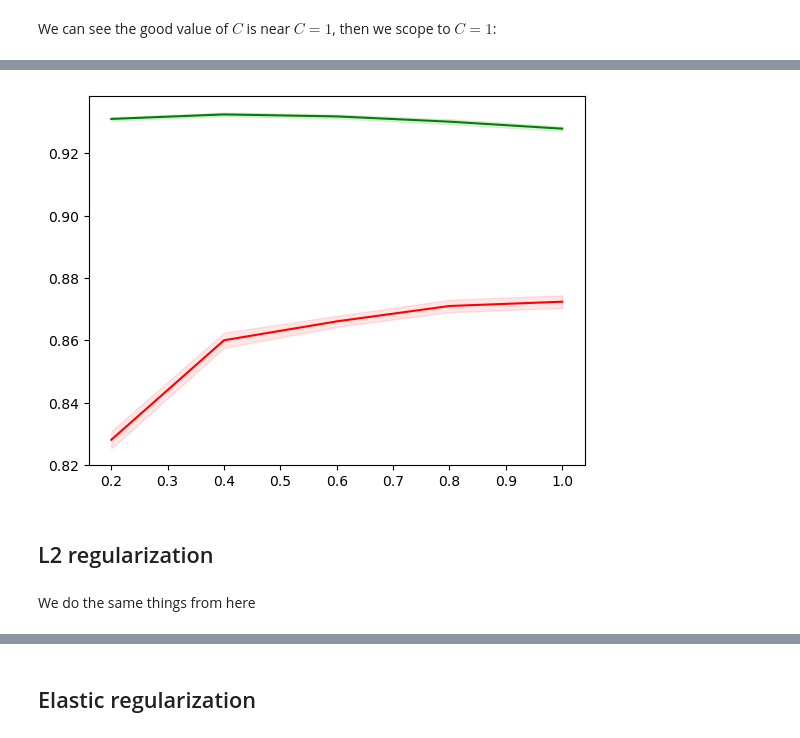
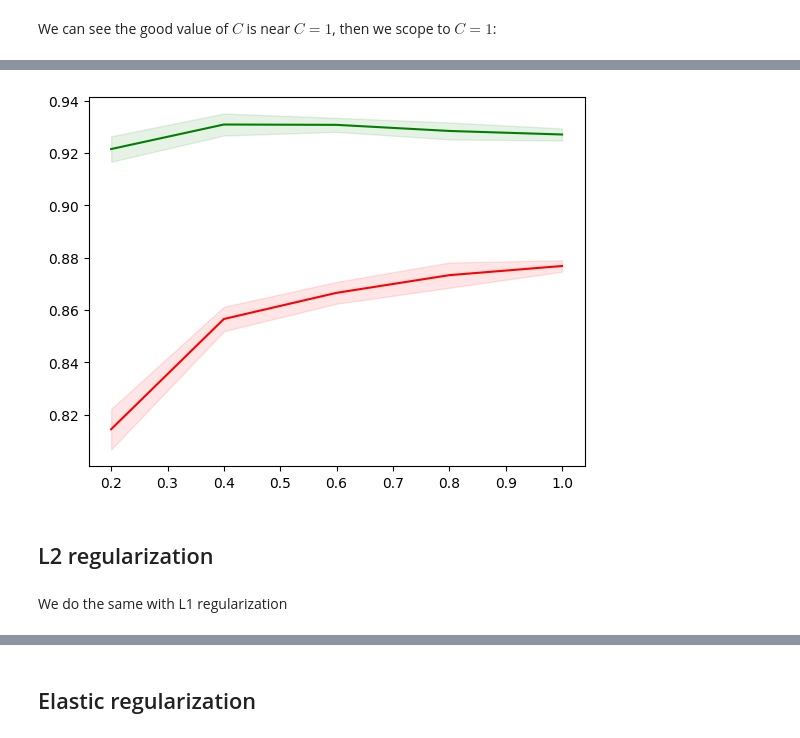
Before and after one commit to auphong2707/emotion-dectection-from-text, a Jupyter notebook: Softmax regression.ipynb, the cells around one changed output, grey strips where cells are left out. Drawn from its saved outputs; the diff is of its cells as text; code cells hidden in the pictures.

```diff
--- a/Softmax regression.ipynb
+++ b/Softmax regression.ipynb
@@ -64,12 +88,12 @@ trs_list = list()
 
 for c in C_list:
     # Define model for each C
-    lr_model = LogisticRegression(C=c, penalty='l1', solver='liblinear', multi_class='ovr')
-    lr_model.fit(X_train, y_train)
+    softmax_model = LogisticRegression(C=c, penalty='l1', solver='saga', multi_class='multinomial')
+    softmax_model.fit(X_train, y_train)
 
     # Calculate score of cross validation
-    train_score = accuracy_score(y_train, lr_model.predict(X_train))
-    cv_score = np.mean(cross_val_score(lr_model, X_train, y_train, cv=5, n_jobs=8))
+    train_score = accuracy_score(y_train, softmax_model.predict(X_train))
+    cv_score = np.mean(cross_val_score(softmax_model, X_train, y_train, cv=5, n_jobs=8))
 
     trs_list.append(train_score)
     cvs_list.append(cv_score)
@@ -99,7 +123,7 @@ fig.set_xticklabels(C_list)
 # %% [markdown]
 We can see the good value of $C$ is near $C = 1$, then we scope to $C=1$:
 # %%
-C_list = [0.1, 0.25, 0.5, 1, 1.25, 1.5, 1.75, 2]
+C_list = [0.1, 0.25, 0.5, 0.75, 1, 1.25, 1.5, 1.75, 2]
 
 # Define a list in order to store accuracy points
 cvs_list = list()
@@ -107,12 +131,12 @@ trs_list = list()
 
 for c in C_list:
     # Define model for each C
-    lr_model = LogisticRegression(C=c, penalty='l1', solver='liblinear', multi_class='ovr')
-    lr_model.fit(X_train, y_train)
+    softmax_model = LogisticRegression(C=c, penalty='l1', solver='saga', multi_class='multinomial')
+    softmax_model.fit(X_train, y_train)
 
     # Calculate score of cross validation
-    train_score = accuracy_score(y_train, lr_model.predict(X_train))
-    cv_score = np.mean(cross_val_score(lr_model, X_train, y_train, cv=5, n_jobs=8))
+    train_score = accuracy_score(y_train, softmax_model.predict(X_train))
+    cv_score = np.mean(cross_val_score(softmax_model, X_train, y_train, cv=5, n_jobs=8))
 
     trs_list.append(train_score)
     cvs_list.append(cv_score)
@@ -145,7 +170,7 @@ We choose $C=1$ to be the best one
 # %%
-best_l1_lr_model = LogisticRegression(C=1, penalty='l1', solver='liblinear', multi_class='ovr')
+best_l1_softmax_model = LogisticRegression(C=1, penalty='l1', solver='saga', multi_class='multinomial')
 # %%
-best_l1_lr_model.fit(X_train, y_train)
-evaluate_model(best_l1_lr_model, X_train, X_test, y_train, y_test, include_training=True)
+best_l1_softmax_model.fit(X_train, y_train)
+evaluate_model(best_l1_softmax_model, X_train, X_test, y_train, y_test, include_training=True)
 # %% [output]
 Score of on train are:
@@ -161,11 +186,11 @@ Score of on test are:
 # %%
-draw_learning_curve(best_l1_lr_model, X_train, y_train)
+draw_learning_curve(best_l1_softmax_model, X_train, y_train)
 # %% [output]
-[figure, old version]
+[figure, new version]
 # %% [markdown]
 ## L2 regularization
 # %% [markdown]
-We do the same things from here
+We do the same with L1 regularization
 # %%
 C_list = [0.001, 0.01, 0.1, 1, 5, 10, 100]
 
```
Also changed, not shown: parts of 31 cells of this notebook.
